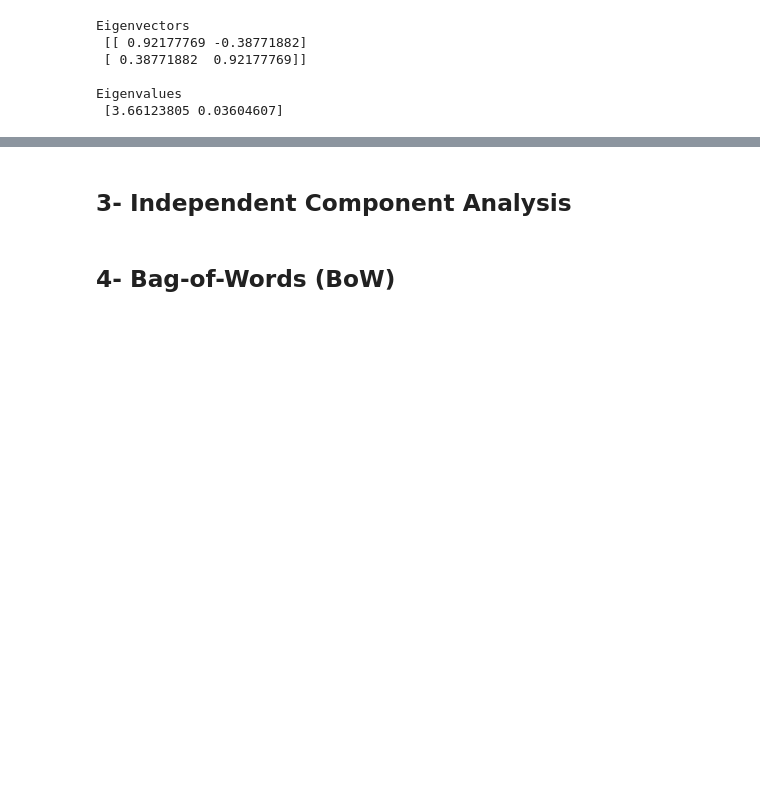
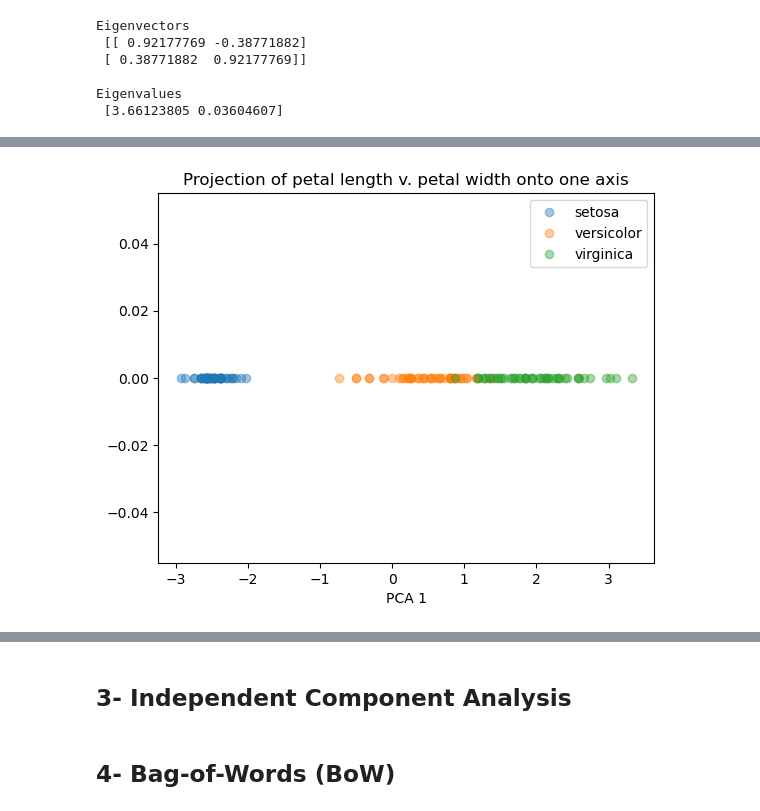
Before and after one commit to badiaamakhlouf/Feature_Engineering_And_Extraction, a Jupyter notebook: 1_Feature_Extraction_Deep_Dive.ipynb, the cells around one changed output, grey strips where cells are left out. Cells and saved outputs as stored; diff of their text form; code cells hidden in the pictures; blank space fills up the shorter version.

```diff
--- a/1_Feature_Extraction_Deep_Dive.ipynb
+++ b/1_Feature_Extraction_Deep_Dive.ipynb
@@ -138,7 +137,8 @@ In this case, I am going to compute the covariance matrix and use eigenvalue dec
 # %%
 # 1- Standardize the data
 # Substract the mean from the measurements.
-df_centered = df_iris.loc[:, ['petal length (cm)', 'petal width (cm)']]
+df_iris1=df_iris.loc[:, ['petal length (cm)', 'petal width (cm)']]
+df_centered = df_iris1
 for col in df_centered.columns:
     df_centered[col] -= df_centered[col].mean()
 
@@ -179,0 +192,7 @@ PCA 2:  {1:.2f}% of the variance
+# %%
+# 4- Transform the data into a k-dimensional subspace using those k eigenvectors. In our case (1 dimension)
+# Project data to our 1D space
+df_1D = pd.DataFrame(np.dot(df_iris1, eig_vecs[:,0]), columns=['projection'])
+# Add back the species column
+df_1D['species'] = df_iris['species']
+df_1D.head()
@@ -179,0 +206,10 @@ PCA 2:  {1:.2f}% of the variance
+# %%
+for key, group in df_1D.groupby(['species']):
+    plt.plot(group['projection'], np.zeros_like(group['projection']), alpha=0.4,
+             label=key, marker='o', linestyle='none')
+plt.margins(0.05)
+plt.xlabel('PCA 1')
+plt.legend(np.array(['setosa', 'versicolor','virginica']))
+plt.title('Projection of petal length v. petal width onto one axis');
+# %% [output]
+[figure, added]
```
Also changed, not shown: parts of 19 cells of this notebook.
